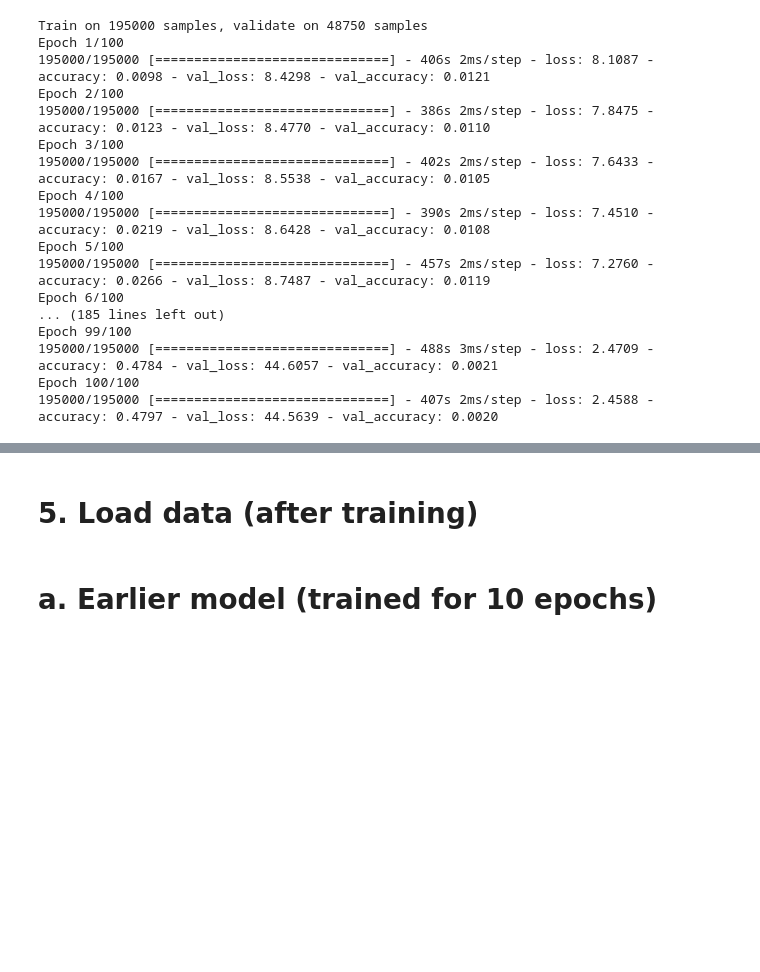
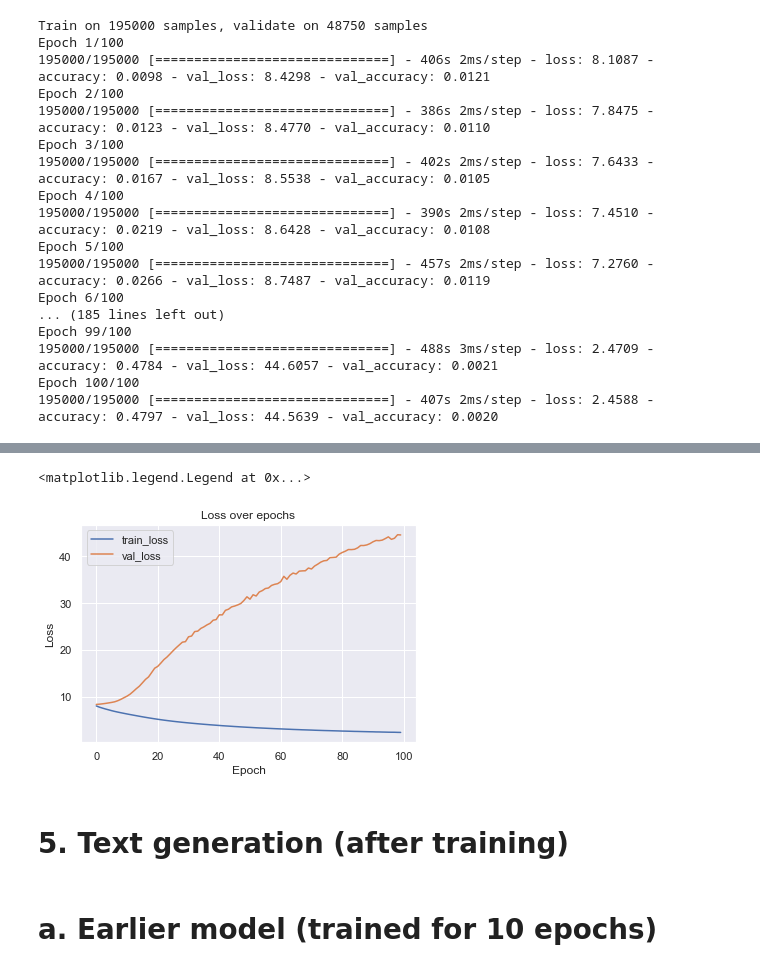
Before and after one commit to jonathanlu02/lexical-classes-lstm, a Jupyter notebook: lstm_text.ipynb, the cells around one changed output, grey strips where cells are left out. Saved outputs shown, nothing was run; the diff lists cells and outputs as text; code cells hidden in the pictures; blank space fills up the shorter version.

```diff
--- a/lstm_text.ipynb
+++ b/lstm_text.ipynb
@@ -425,5 +447,15 @@ Epoch 100/100
+# %%
+plt.plot(range(100),history.history['loss'], label='train_loss')
+plt.plot(range(100),history.history['val_loss'], label='val_loss')
+plt.xlabel('Epoch')
+plt.ylabel('Loss')
+plt.title('Loss over epochs')
+plt.legend()
+# %% [output]
+<matplotlib.legend.Legend at 0x...>
+[figure, added]
 # %% [markdown]
-# 5. Load data (after training)
+# 5. Text generation (after training)
 # %%
 from random import randint
 from pickle import load
```
Also changed, not shown: parts of 5 cells of this notebook, 2 other files.
